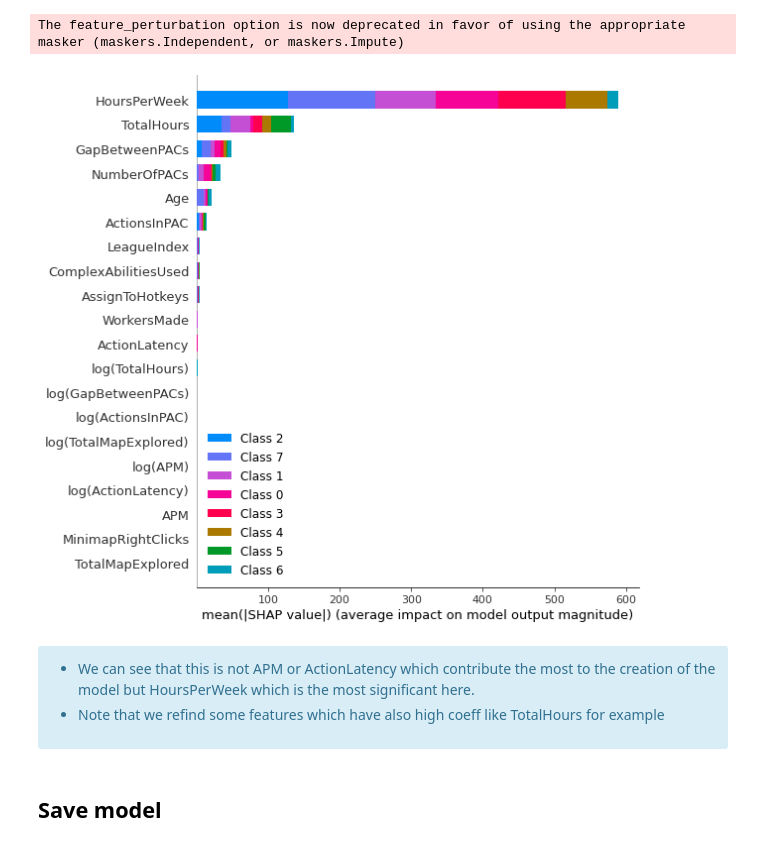
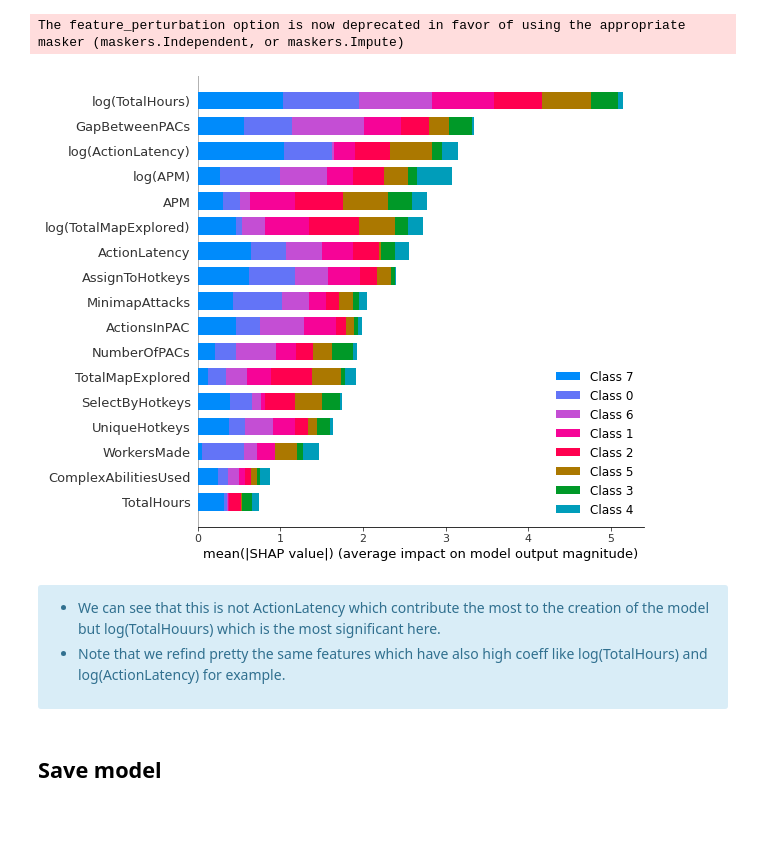
Before and after one commit to VictorGoubet/Dataset-Analysis, a Jupyter notebook: Notebook.ipynb, the cells around one changed output. Saved outputs shown, nothing was run; the diff lists cells and outputs as text; code cells hidden in the pictures; blank space fills up the shorter version.

```diff
--- a/Notebook.ipynb
+++ b/Notebook.ipynb
@@ -657,8 +682,17 @@ plot_coeffs(lgr_clf)
 </ul>
 </div>
 # %%
-X = dataset.drop(['LeagueIndex','log(WorkersMade)','log(ActionsInPAC)',
-                 'log(GapBetweenPACs)','Age','HoursPerWeek','MinimapRightClicks','ComplexUnitsMade','UniqueUnitsMade'], axis=1).to_numpy()
+X = dataset.drop(['LeagueIndex',
+                  'log(WorkersMade)',
+                  'log(ActionsInPAC)',
+                 'log(GapBetweenPACs)',
+                  'Age',
+                  'HoursPerWeek',
+                  'MinimapRightClicks',
+                  'ComplexUnitsMade',
+                  'UniqueUnitsMade'], axis=1)
+names = X.columns
+X = X.to_numpy()
 Y = dataset['LeagueIndex'].to_numpy()
 
 X_train, X_test, y_train, y_test = train_test_split(X, Y,
@@ -666,13 +700,6 @@ X_train, X_test, y_train, y_test = train_test_split(X, Y,
                                                     shuffle=True,
                                                     test_size=0.3)
 scl = sk.preprocessing.StandardScaler()
-
 X_train_scaled = scl.fit_transform(X_train)
 X_test_scaled = scl.transform(X_test)
-
-lgr_clf = LogisticRegression(max_iter=10000)
-lgr_clf.fit(X_train_scaled, y_train)
-#lgr_clf.score(X_test_scaled, y_test)
-
-summary(lgr_clf,X_test_scaled, y_test)
 # %% [output]
@@ -761,0 +815,2 @@ R²:  0.575114746670869
+# %%
+lda_clf.fit(X_train_scaled, y_train)
@@ -975,19 +1042,20 @@ make_PCA(X_test_scaled, y_test, model.predict(X_test))
     • We can also have a look on the <b>shapley value</b>. Previously we just check the importance of features by plot the coefficient for each feature. Here we use a more advanced methode. Basically, it compare the score of the model when we have or not a feature and thus decide if this feature is relevant. Moreover, the order of removing or adding feautre is also important, so he try all permutation.
 </div>
 # %%
-explainer = shap.LinearExplainer(lgr_clf, X_train)
-shap_values = explainer.shap_values(X_test)
+explainer = shap.LinearExplainer(lgr_clf, X_train_scaled)
+shap_values = explainer.shap_values(X_test_scaled)
 # %% [output]
 The feature_perturbation option is now deprecated in favor of using the appropriate masker (maskers.Independent, or maskers.Impute)
 # %%
-shap.summary_plot(shap_values, X_test, feature_names=dataset.columns)
+shap.summary_plot(shap_values, X_test_scaled, feature_names=names)
 # %% [output]
-[figure, old version]
+[figure, new version]
 # %% [markdown]
 <div class="alert alert-block alert-info">
     <ul>
-        <li> We can see that this is not APM or ActionLatency which contribute the most to the creation of the model but HoursPerWeek which is the most significant here.</li>
-        <li> Note that we refind some features which have also high coeff like TotalHours for example</li>
+        <li> We can see that this is not ActionLatency which contribute the  most to the creation of the model but log(TotalHouurs) which is the most significant here.</li>
+        <li> Note that we refind pretty the same features which have also high coeff like log(TotalHours) and log(ActionLatency) for example.</li>
+    </ul>
 </div>
 # %% [markdown]
 ## Save model
```
Also changed, not shown: parts of 39 cells of this notebook, 2 other files.
